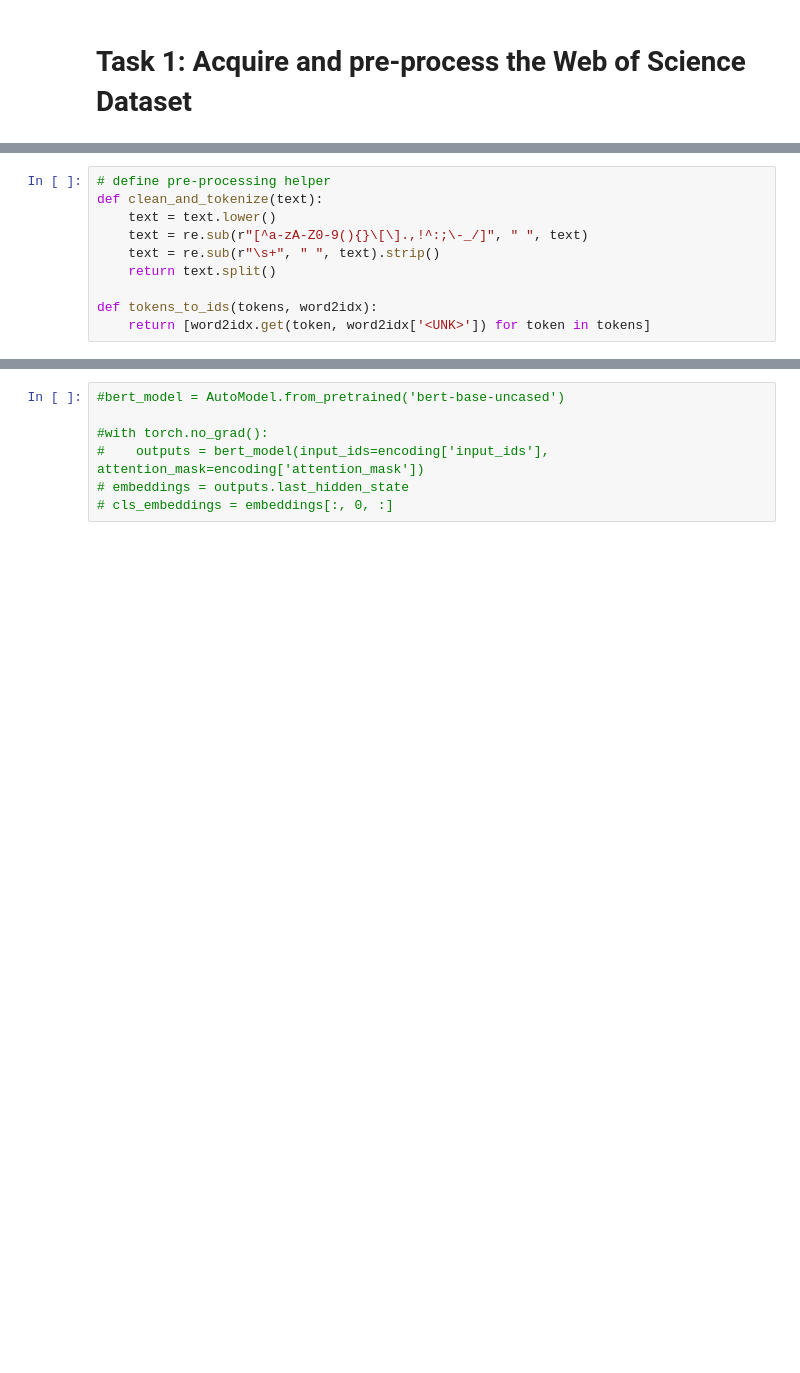
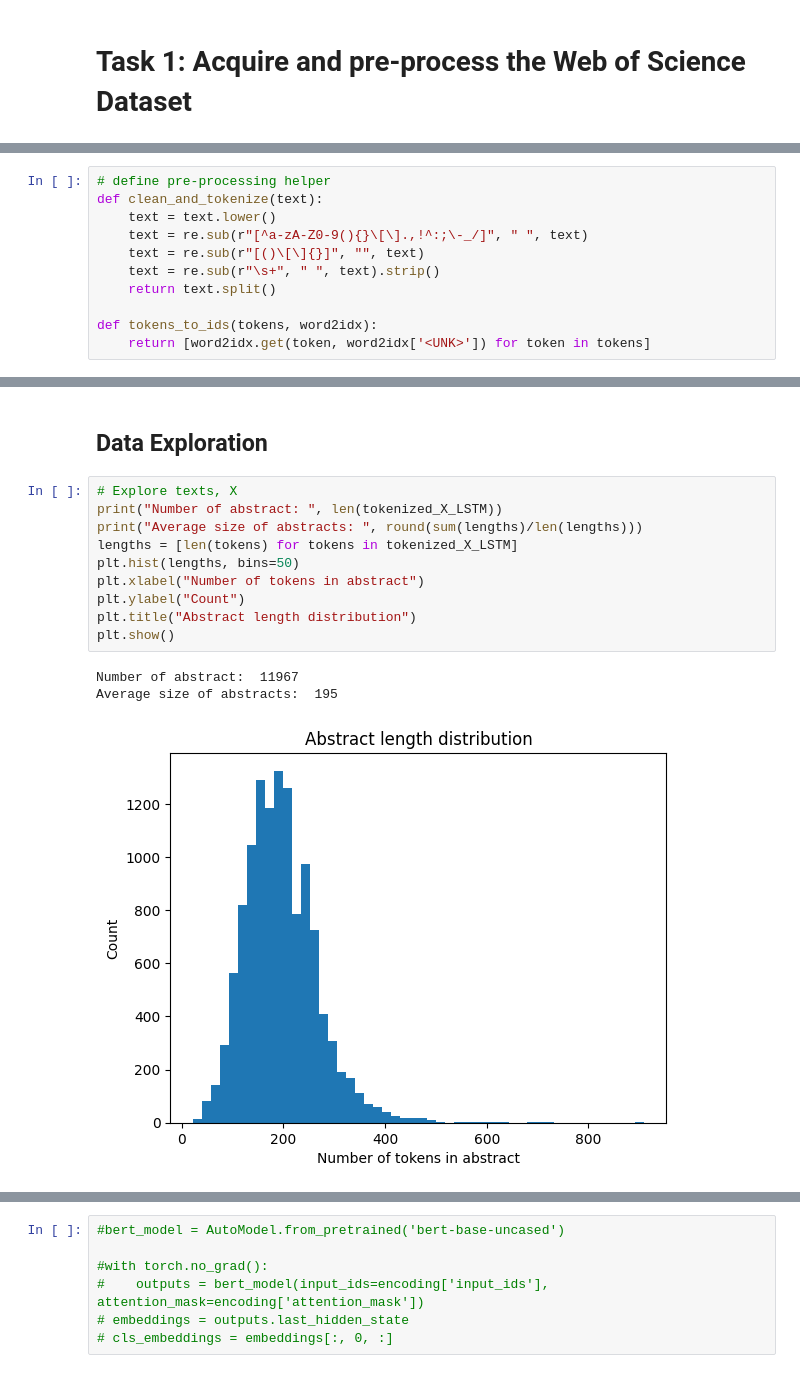
Before and after one commit to dianacovacii/COMP551_A4, a Jupyter notebook: COMP551_A4.ipynb, the cells around one changed output, grey strips where cells are left out. Drawn from its saved outputs; the diff is of its cells as text; blank space fills up the shorter version.

Commit message:
added some data exploratory code.

```diff
--- a/COMP551_A4.ipynb
+++ b/COMP551_A4.ipynb
@@ -43,6 +44,7 @@ labels = {0:"Computer Science", 1:"Electrical Engineering", 2:"Psychology", 3:"M
 def clean_and_tokenize(text):
     text = text.lower()
     text = re.sub(r"[^a-zA-Z0-9(){}\[\].,!^:;\-_/]", " ", text)
+    text = re.sub(r"[()\[\]{}]", "", text)
     text = re.sub(r"\s+", " ", text).strip()
     return text.split()
 
@@ -105,2 +107,18 @@ print(encoding['input_ids'].shape)
 # %% [output]
 torch.Size([11967, 128])
+# %% [markdown]
+## Data Exploration
+# %%
+# Explore texts, X
+print("Number of abstract: ", len(tokenized_X_LSTM))
+print("Average size of abstracts: ", round(sum(lengths)/len(lengths)))
+lengths = [len(tokens) for tokens in tokenized_X_LSTM]
+plt.hist(lengths, bins=50)
+plt.xlabel("Number of tokens in abstract")
+plt.ylabel("Count")
+plt.title("Abstract length distribution")
+plt.show()
+# %% [output]
+Number of abstract:  11967
+Average size of abstracts:  195
+[figure, added]
```
Also changed, not shown: parts of 7 cells of this notebook.
